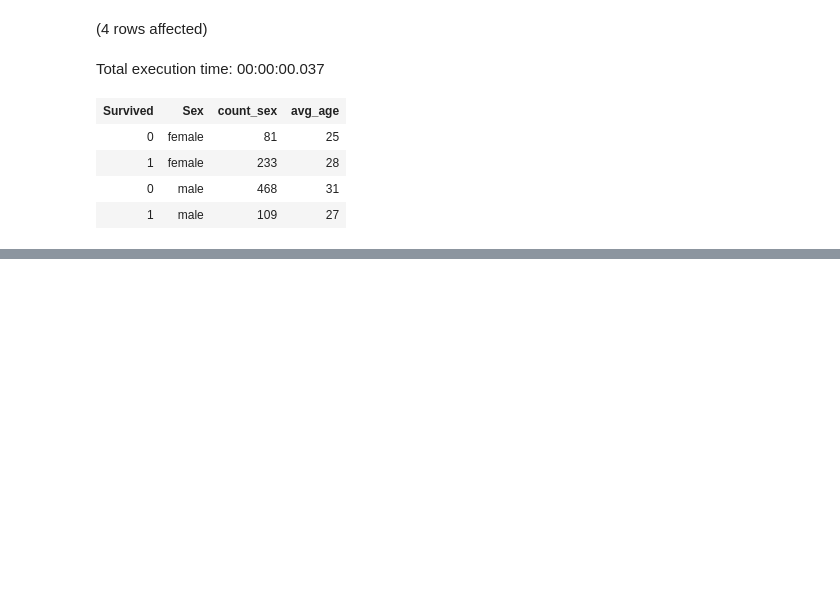
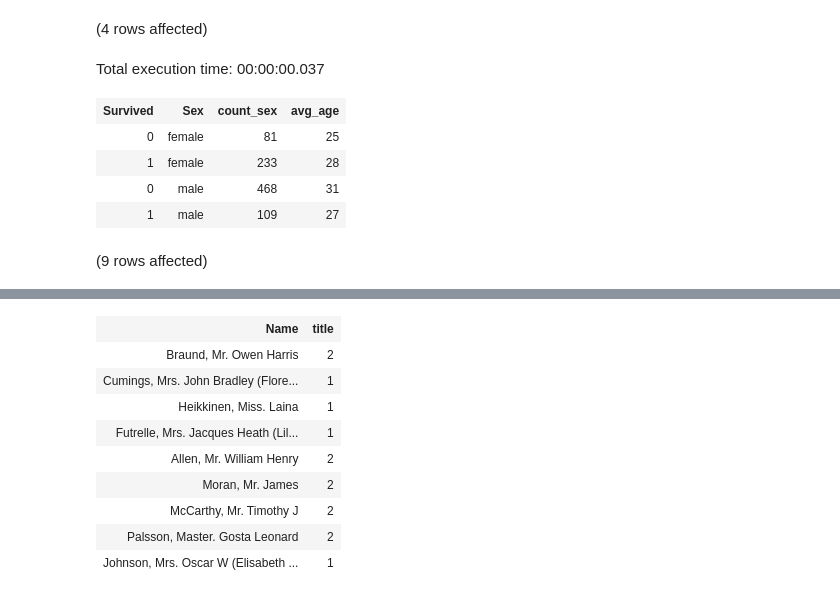
Before and after one commit to mk-armah/Titanic, a Jupyter notebook: titanic_sql.ipynb, the cells around one changed output, grey strips where cells are left out. Saved outputs shown, nothing was run; the diff lists cells and outputs as text; code cells hidden in the pictures; blank space fills up the shorter version.

```diff
--- a/titanic_sql.ipynb
+++ b/titanic_sql.ipynb
@@ -409,3 +470,12 @@ Total execution time: 00:00:00.037
 | 1 | female | 233 | 28 |
 | 0 | male | 468 | 31 |
 | 1 | male | 109 | 27 |
+# %%
+SELECT TOP(1) PERCENT Name,
+    CASE WHEN Name LIKE '%Mrs%' OR Name LIKE '%MISS%' THEN 1
+    ELSE 2
+    END AS title
+FROM
+    #Titanic_Temp
+# %% [output]
+(9 rows affected)
@@ -411,0 +483,10 @@ Total execution time: 00:00:00.037
+| Name | title |
+| Braund, Mr. Owen Harris | 2 |
+| Cumings, Mrs. John Bradley (Flore... | 1 |
+| Heikkinen, Miss. Laina | 1 |
+| Futrelle, Mrs. Jacques Heath (Lil... | 1 |
+| Allen, Mr. William Henry | 2 |
+| Moran, Mr. James | 2 |
+| McCarthy, Mr. Timothy J | 2 |
+| Palsson, Master. Gosta Leonard | 2 |
+| Johnson, Mrs. Oscar W (Elisabeth ... | 1 |
```
Also changed, not shown: parts of 8 cells of this notebook.
